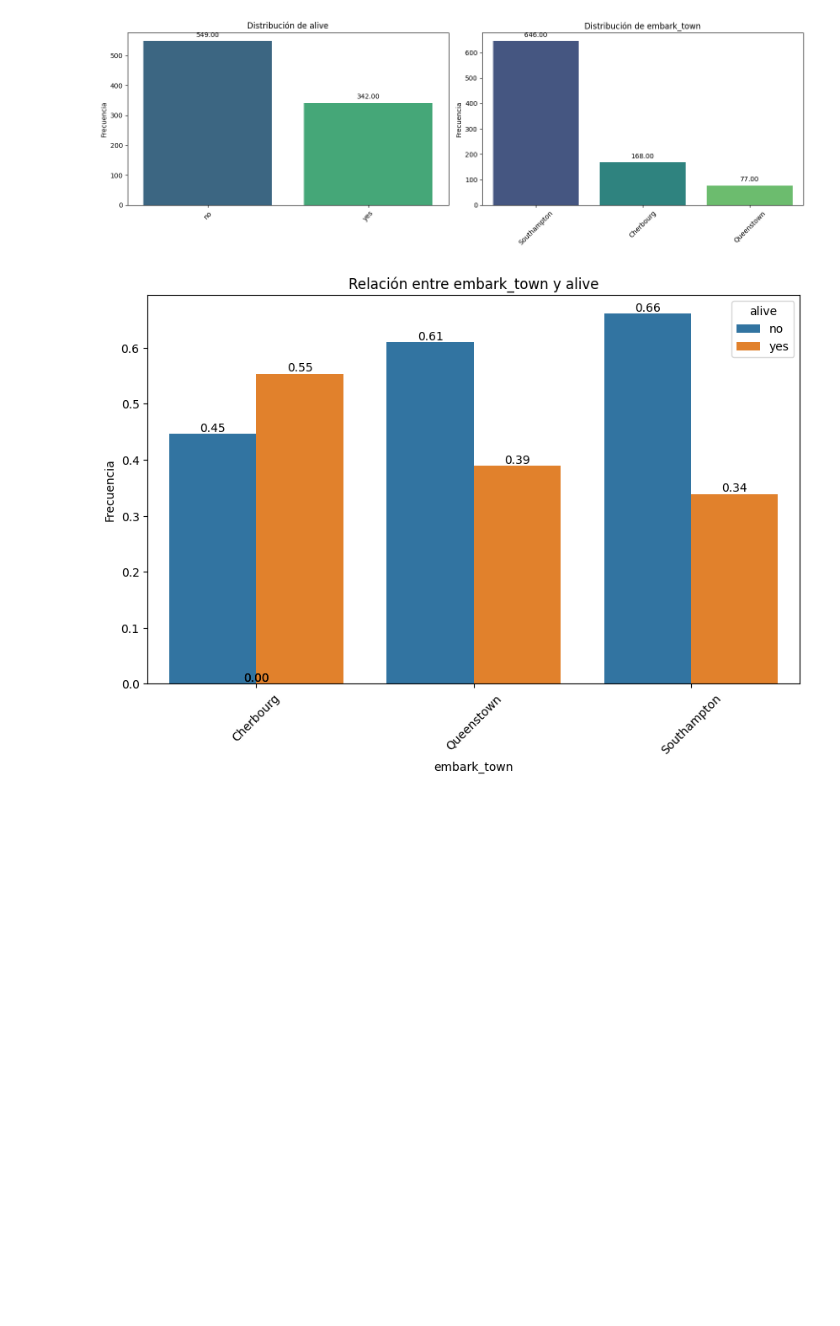
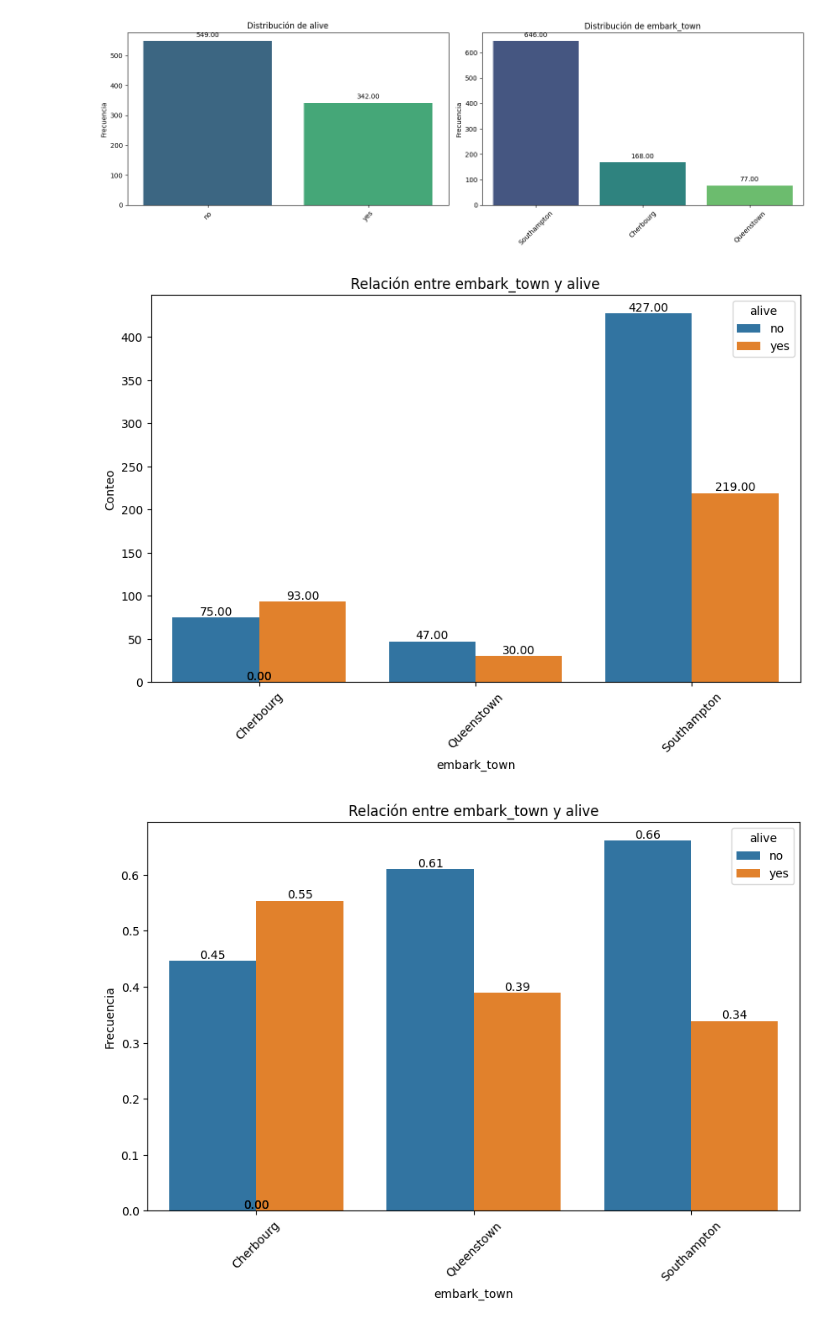
Before and after one commit to DarioRuizGon/ONLINE_DS_THEBRIDGE_DARIO, a Jupyter notebook: Sprint_7/Unidad_2/18_Practica_Obligatoria_Multivariante.ipynb, the cells around one changed output. Cells and saved outputs as stored; diff of their text form; code cells hidden in the pictures; blank space fills up the shorter version.

```diff
--- a/Sprint_7/Unidad_2/18_Practica_Obligatoria_Multivariante.ipynb
+++ b/Sprint_7/Unidad_2/18_Practica_Obligatoria_Multivariante.ipynb
@@ -254,6 +281,10 @@ Estadísticamente, podemos descartar la hipótesis nula (que no hay relación en
 pinta_distribucion_categoricas(df_titanic, ["alive", "embark_town"], mostrar_valores=True)
 # %% [output]
 [figure]
+# %%
+plot_categorical_relationship_fin(df_titanic, "embark_town", "alive", show_values=True)
+# %% [output]
+[figure, added]
 # %%
 plot_categorical_relationship_fin(df_titanic, "embark_town", "alive", show_values=True, relative_freq=True)
 # %% [output]
```
Also changed, not shown: parts of 7 cells of this notebook.
